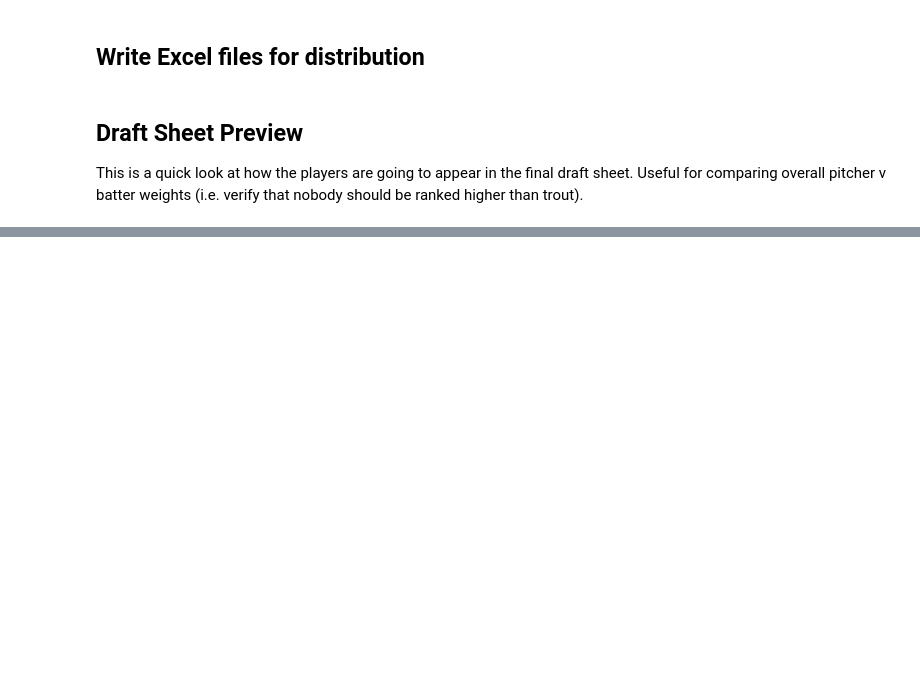
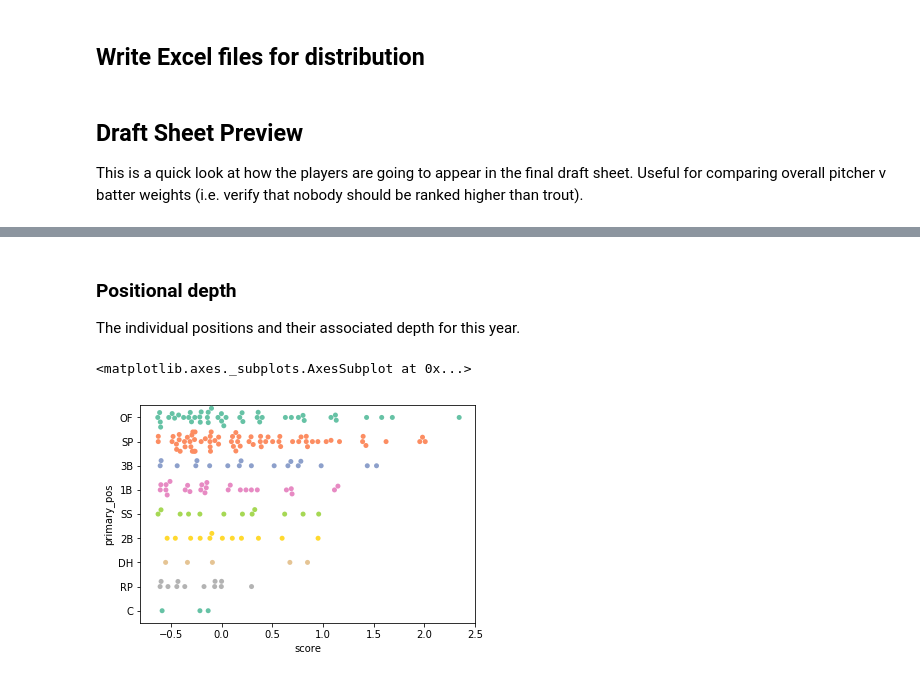
Before and after one commit to zmsy/notebooks, a Jupyter notebook: Player Z-scores.ipynb, the cells around one changed output, grey strips where cells are left out. Drawn from its saved outputs; the diff is of its cells as text; code cells hidden in the pictures; blank space fills up the shorter version.

```diff
--- a/Player Z-scores.ipynb
+++ b/Player Z-scores.ipynb
@@ -382,0 +388,4 @@ sb.lmplot(x="mcc_werth", y="score", hue="catg", fit_reg=False, data=dfd[dfd['ran
+# %%
+dfd['rank_vs_espn_adp'] = dfd['rank']  - dfd['espn_adp']
+dfd[((dfd['espn_adp'] < 100.0) | (dfd['rank'] < 100.0)) & (dfd['rank_vs_espn_adp'].apply(lambda x: abs(x) > 30))].sort_values(by='rank_vs_espn_adp')[
+    ['fullname', 'score', 'mcc_werth', 'rank', 'espn_adp', 'rank_vs_espn_adp']]
@@ -382,0 +410,9 @@ sb.lmplot(x="mcc_werth", y="score", hue="catg", fit_reg=False, data=dfd[dfd['ran
+# %% [markdown]
+### Positional depth
+
+The individual positions and their associated depth for this year.
+# %%
+sb.swarmplot(data=dfd[dfd['rank'] <= 200], x="score", y="primary_pos", orient="h", palette="Set2")
+# %% [output]
+<matplotlib.axes._subplots.AxesSubplot at 0x...>
+[figure, added]
```
Also changed, not shown: parts of 13 cells of this notebook, 1 other file.
